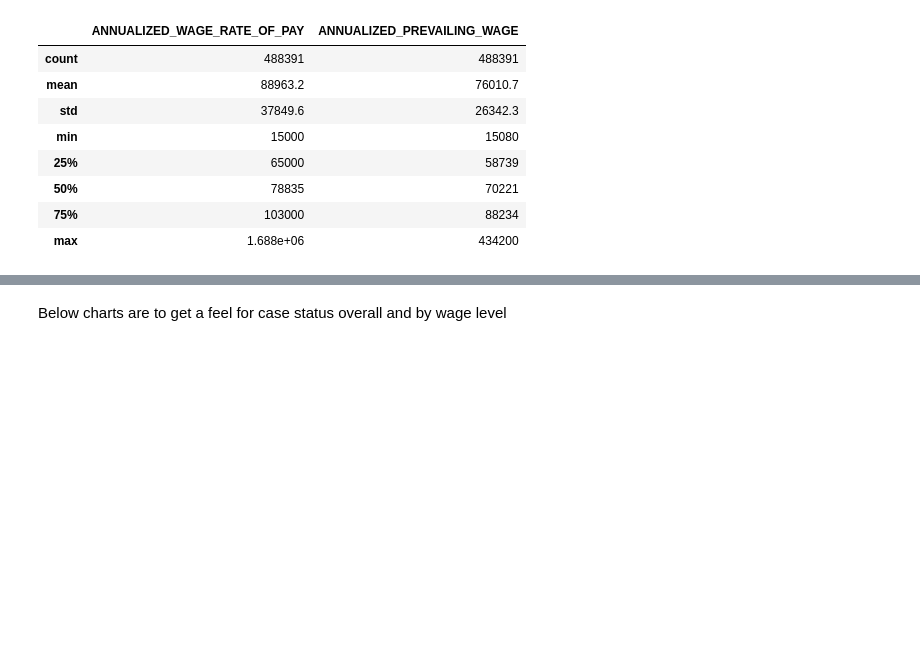
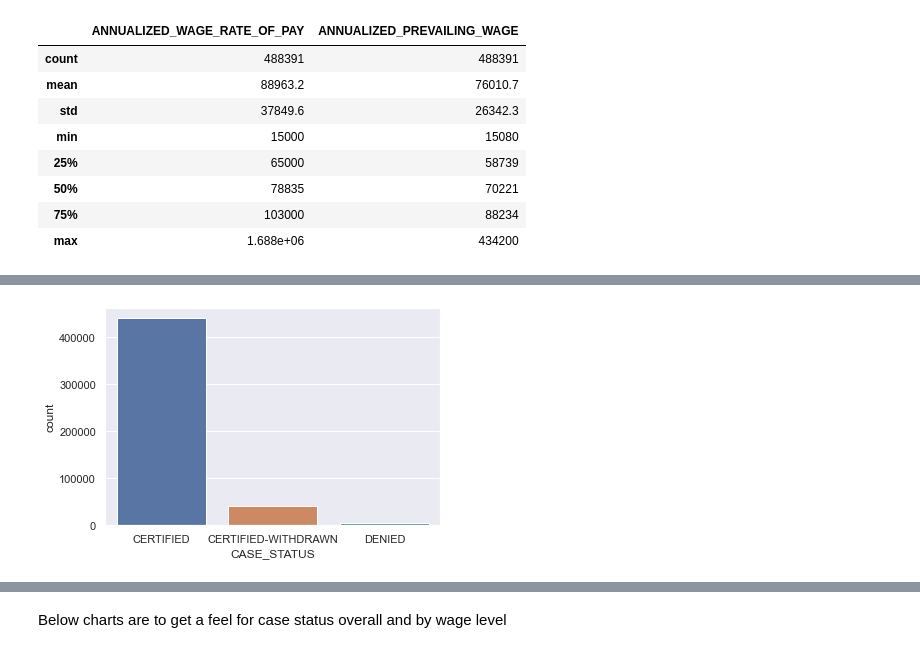
Before and after one commit to trishattah/DS_7331_Projects, a Jupyter notebook: Visa_project_code/Lab_1_EDA_goodcode.ipynb, the cells around one changed output, grey strips where cells are left out. Drawn from its saved outputs; the diff is of its cells as text; code cells hidden in the pictures; blank space fills up the shorter version.

```diff
--- a/Visa_project_code/Lab_1_EDA_goodcode.ipynb
+++ b/Visa_project_code/Lab_1_EDA_goodcode.ipynb
@@ -114,0 +130,5 @@ dfssw.describe().apply(lambda s: s.apply(lambda x: format(x, 'g')))
+# %%
+# CREATE column for certified, combines certified & certified-withdrawn = 1
+df['CERTIFIED'] = np.where(df['CASE_STATUS']!='DENIED', 'Y','N')
+check = df.get(['CASE_STATUS', 'CERTIFIED'])
+check.head(5)
@@ -114,0 +142,10 @@ dfssw.describe().apply(lambda s: s.apply(lambda x: format(x, 'g')))
+# %%
+# insert column and calculate if wage rate is greater than or equal to prevailing wage
+df['PAY_ABOVE_PREV_WAGE'] = np.where(df['ANNUALIZED_WAGE_RATE_OF_PAY']>=df['ANNUALIZED_PREVAILING_WAGE'], '1', '0')
+
+pay_compare = df.get(['ANNUALIZED_WAGE_RATE_OF_PAY', 'ANNUALIZED_PREVAILING_WAGE', 'PAY_ABOVE_PREV_WAGE'])
+pay_compare.head(5)
+
+pay_compare_totals_df = df.groupby(['PW_WAGE_LEVEL', 'PAY_ABOVE_PREV_WAGE']).size().reset_index(name='counts')
+
+print(pay_compare_totals_df)
@@ -114,0 +164,5 @@ dfssw.describe().apply(lambda s: s.apply(lambda x: format(x, 'g')))
+# %%
+sns.set_theme(style="darkgrid")
+ax = sns.countplot(x="CASE_STATUS", data=df)
+# %% [output]
+[figure, added]
```
Also changed, not shown: parts of 14 cells of this notebook.
